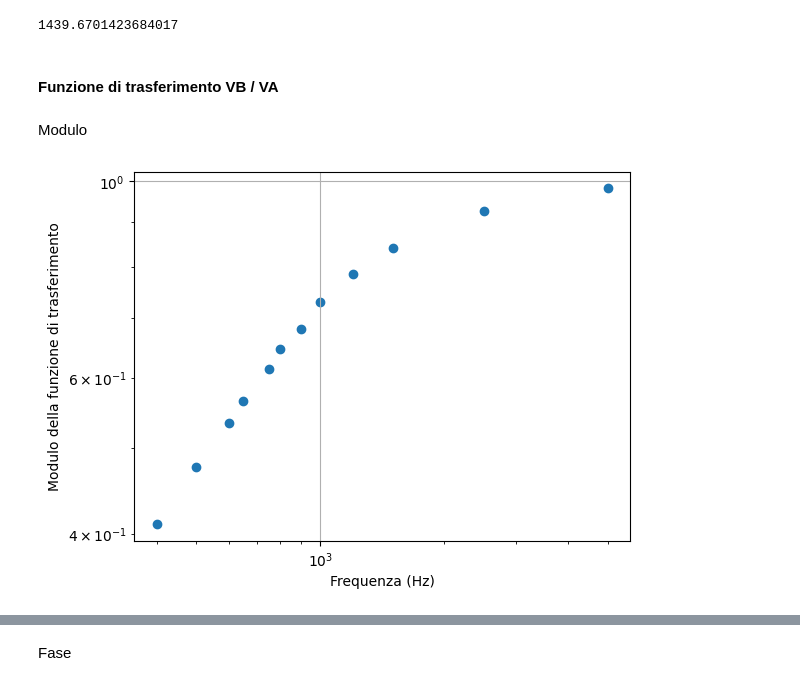
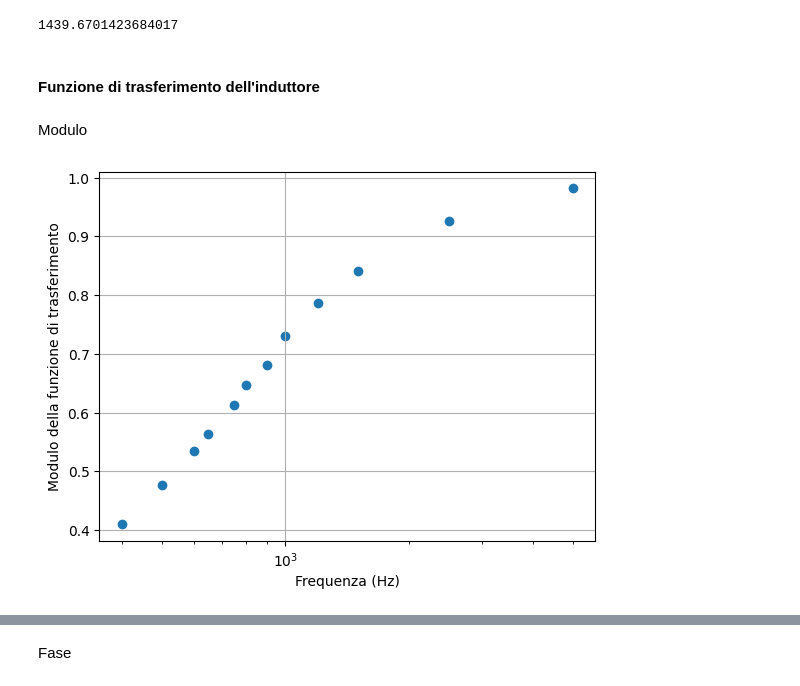
Before and after one commit to ARossiUnimib/Laboratorio-2---Gruppo-21-A.A.-2023-24, a Jupyter notebook: Notebooks/Circuiti_3/Circuiti_3.ipynb, the cells around one changed output, grey strips where cells are left out. Saved outputs shown, nothing was run; the diff lists cells and outputs as text; code cells hidden in the pictures.

```diff
--- a/Notebooks/Circuiti_3/Circuiti_3.ipynb
+++ b/Notebooks/Circuiti_3/Circuiti_3.ipynb
@@ -218,19 +272,18 @@ Vout = np.array(Vout)
 Vin_out = np.array(Vin_out)
 phdiff = np.array(phdiff)
 # %% [markdown]
-#### Funzione di trasferimento VB / VA
+#### Funzione di trasferimento dell'induttore
 # %% [markdown]
 Modulo
 # %%
 fig,ax = plt.subplots(1,1)
 ax.set_xlabel("Frequenza (Hz)")
 ax.set_ylabel("Modulo della funzione di trasferimento")
 ax.set_xscale("log")
-ax.set_yscale("log")
 
 plt.scatter(freq, Vout/Vin)
 
 plt.grid()
 plt.show()
 # %% [output]
-[figure, old version]
+[figure, new version]
```
Also changed, not shown: parts of 22 cells of this notebook.
